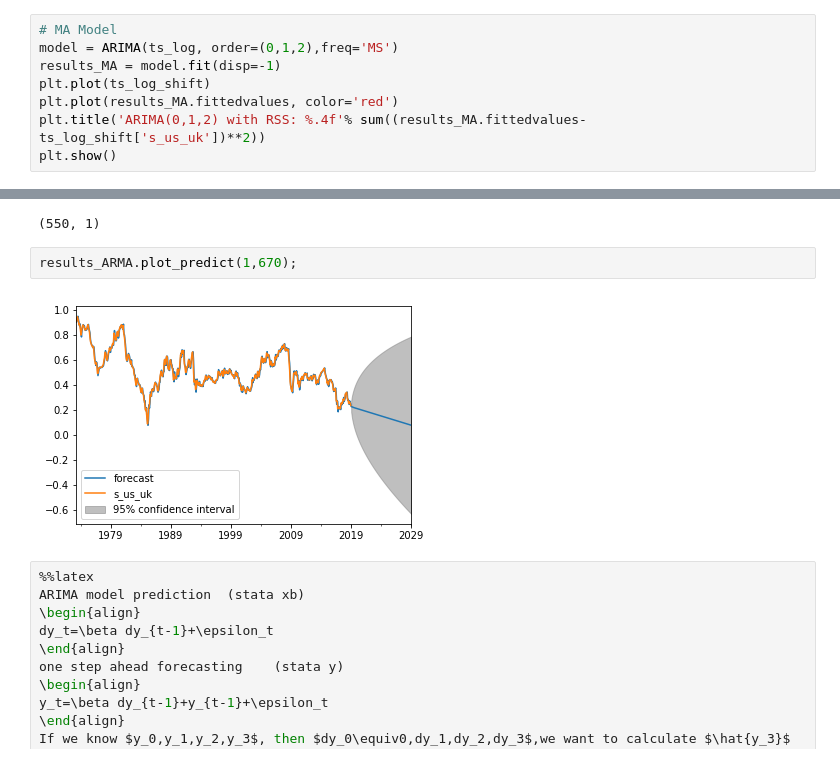
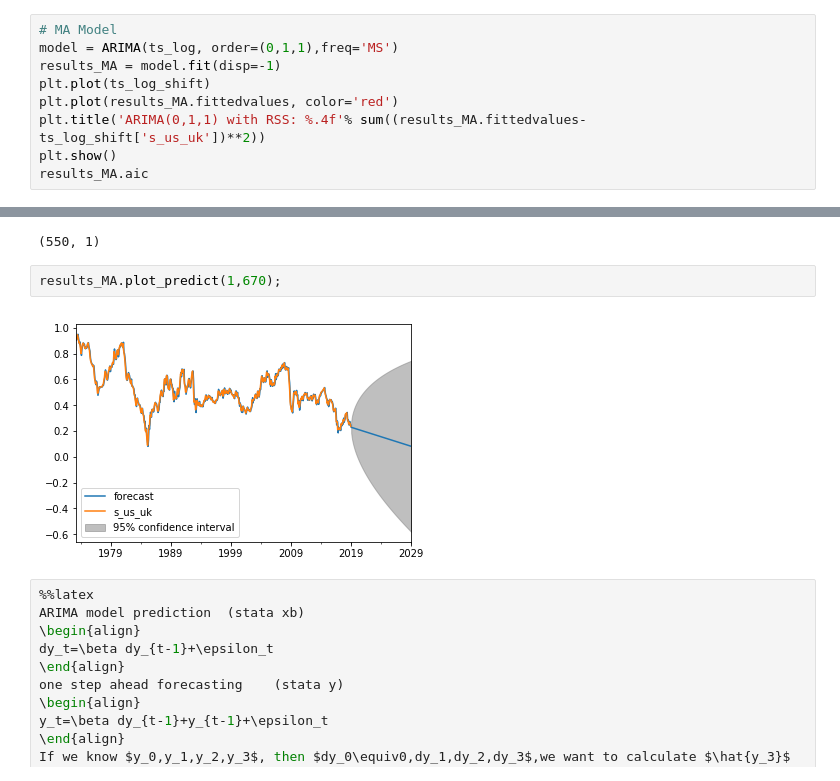
Before and after one commit to mosescheng26/Econ231, a Jupyter notebook: Econ231.ipynb, the cells around one changed output, grey strips where cells are left out. Cells and saved outputs as stored; diff of their text form.

```diff
--- a/Econ231.ipynb
+++ b/Econ231.ipynb
@@ -244,10 +258,11 @@ plt.show()
 # %%
 # MA Model
-model = ARIMA(ts_log, order=(0,1,2),freq='MS')
+model = ARIMA(ts_log, order=(0,1,1),freq='MS')
 results_MA = model.fit(disp=-1)
 plt.plot(ts_log_shift)
 plt.plot(results_MA.fittedvalues, color='red')
-plt.title('ARIMA(0,1,2) with RSS: %.4f'% sum((results_MA.fittedvalues-ts_log_shift['s_us_uk'])**2))
+plt.title('ARIMA(0,1,1) with RSS: %.4f'% sum((results_MA.fittedvalues-ts_log_shift['s_us_uk'])**2))
 plt.show()
+results_MA.aic
 # %% [output]
 [figure]
@@ -282,9 +301,9 @@ ts.shape
 # %% [output]
 (550, 1)
 # %%
-results_ARMA.plot_predict(1,670);
+results_MA.plot_predict(1,670);
 # %% [output]
-[figure, old version]
+[figure, new version]
 # %%
 %%latex
 ARIMA model prediction  (stata xb)
```
Also changed, not shown: parts of 10 cells of this notebook.
